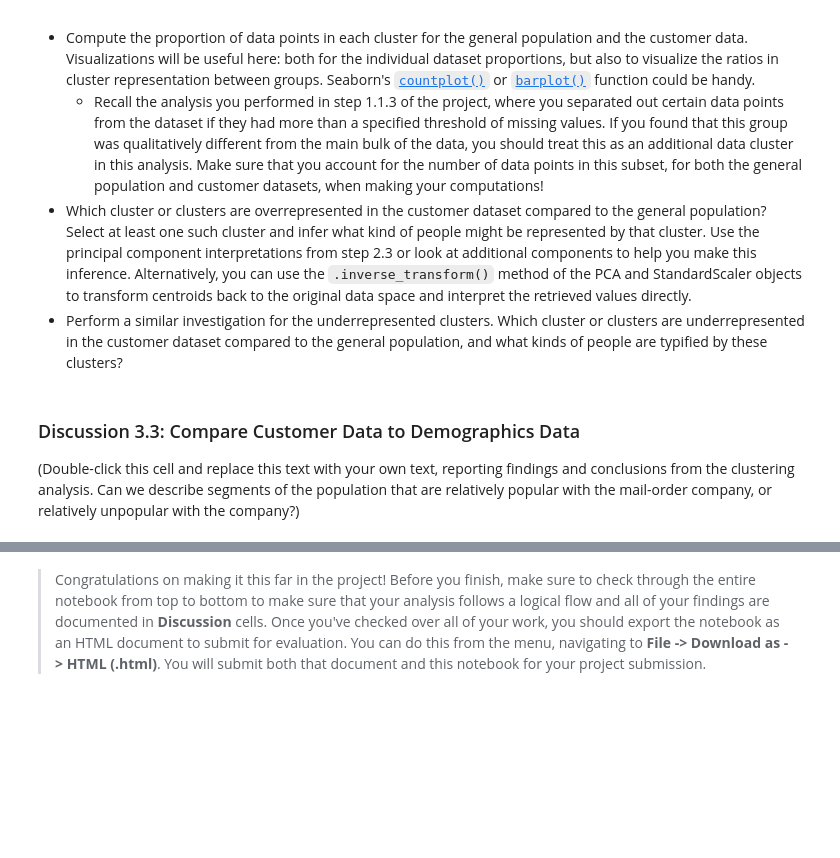
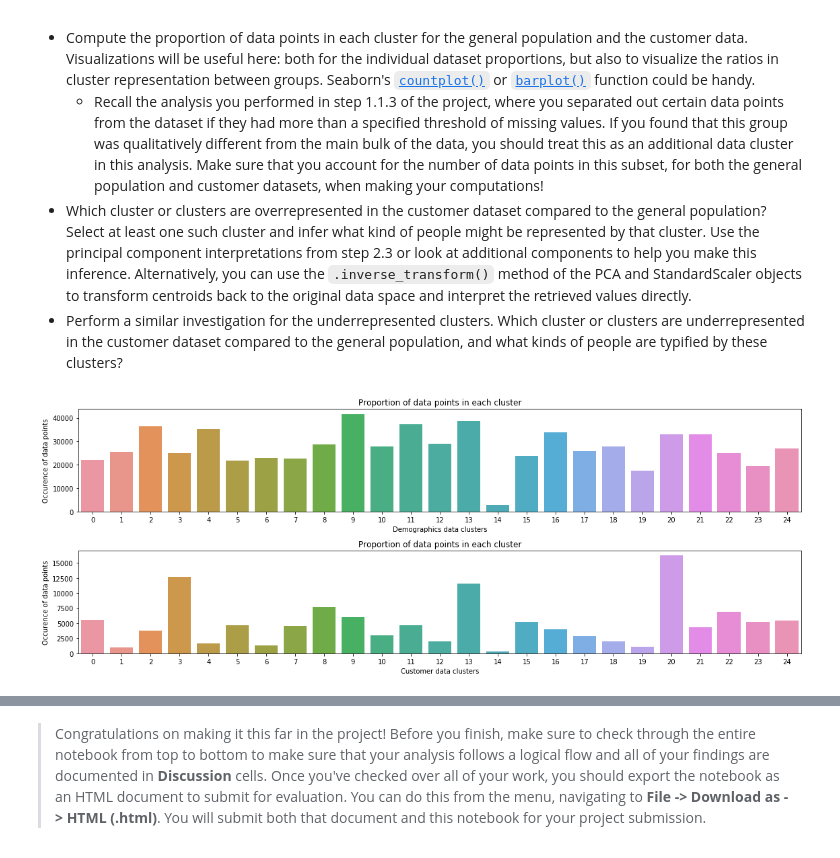
Before and after one commit to jlcossi/identify_customer_segments, a Jupyter notebook: Identify_Customer_Segments.ipynb, the cells around one changed output, grey strips where cells are left out. Drawn from its saved outputs; the diff is of its cells as text; code cells hidden in the pictures; blank space fills up the shorter version.

Commit message:
feat: Compare Customer data to demographics data

```diff
--- a/Identify_Customer_Segments.ipynb
+++ b/Identify_Customer_Segments.ipynb
@@ -1190,4 +1178,22 @@ Take a look at the following points in this step:
-# %% [markdown]
-### Discussion 3.3: Compare Customer Data to Demographics Data
-
-(Double-click this cell and replace this text with your own text, reporting findings and conclusions from the clustering analysis. Can we describe segments of the population that are relatively popular with the mail-order company, or relatively unpopular with the company?)
+# %%
+# Compare the proportion of data in each cluster for the customer data to the
+# proportion of data in each cluster for the general population.
+
+fig = plt.figure(figsize = [16, 6])
+
+# Prediction for the general population
+fig.add_subplot(2, 1, 1)
+general_centers = sns.countplot(labels)
+general_centers.set(title='Proportion of data points in each cluster',
+                    xlabel='Demographics data clusters',
+                    ylabel='Occurence of data points')
+
+# Prediction for the customers data
+fig.add_subplot(2, 1, 2)
+customers_centers = sns.countplot(customers_labels)
+customers_centers.set(title='Proportion of data points in each cluster',
+                      xlabel='Customer data clusters',
+                      ylabel='Occurence of data points')
+fig.tight_layout();
+# %% [output]
+[figure, added]
```
Also changed, not shown: parts of 14 cells of this notebook.
